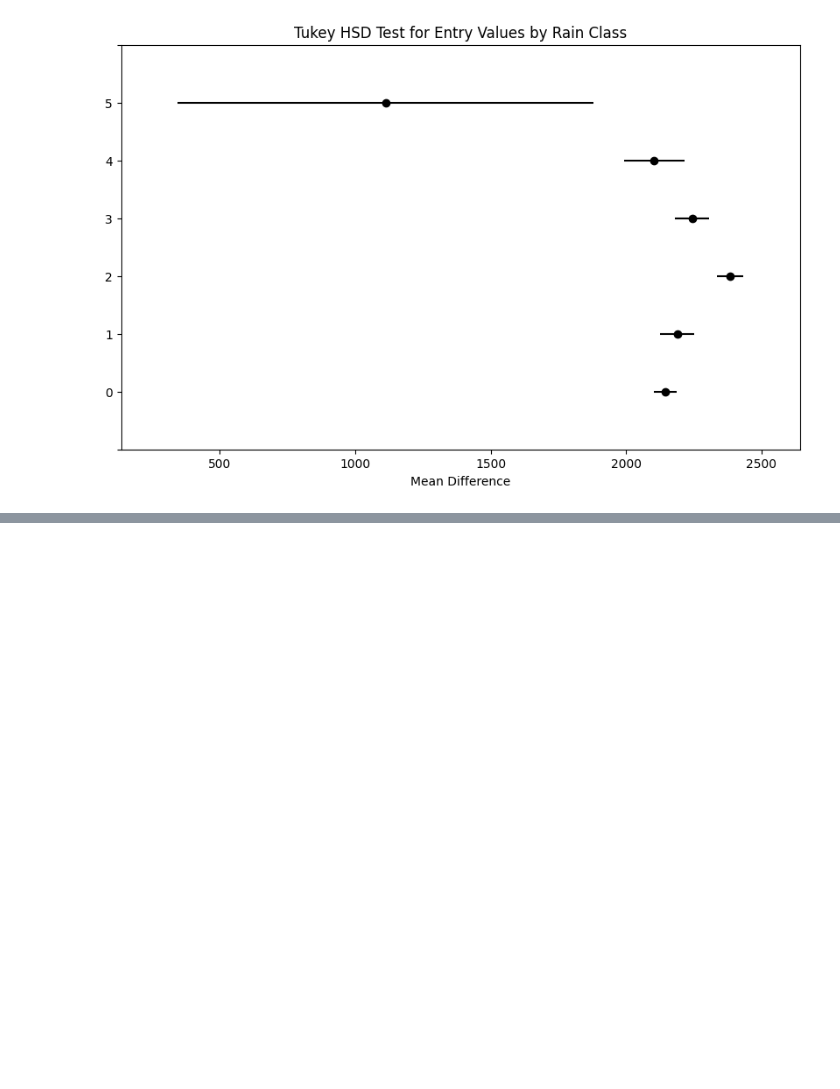
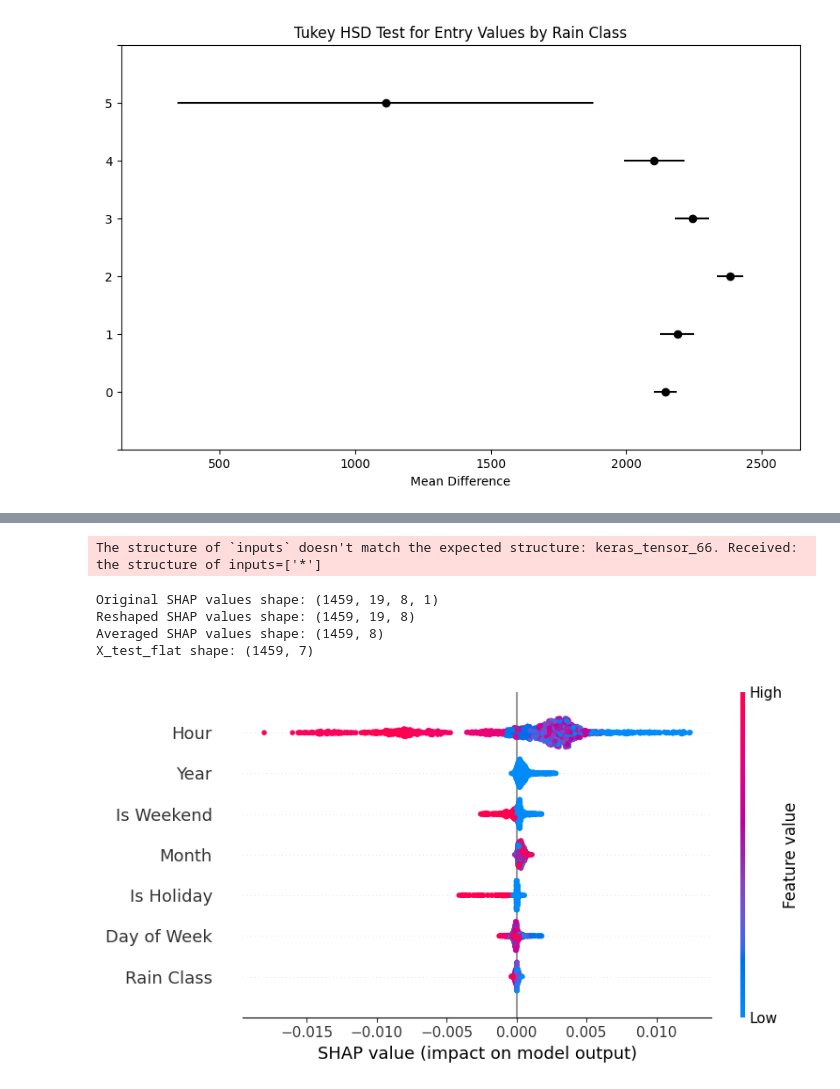
Before and after one commit to fdemberga2/Hoshino, a Jupyter notebook: LSTM/ModelV3.ipynb, the cells around one changed output, grey strips where cells are left out. Cells and saved outputs as stored; diff of their text form; code cells hidden in the pictures; blank space fills up the shorter version.

Commit message:
SHAP for LSTM

```diff
--- a/LSTM/ModelV3.ipynb
+++ b/LSTM/ModelV3.ipynb
@@ -159,7 +151,7 @@ def df_to_X_y(df, window_size=19):
     for i in range(len(df_as_np) - window_size):
         row = [r for r in df_as_np[i:i + window_size]]
         X.append(row)
-        label = df_as_np[i + window_size][6]  # 'Entry' is the 7th column (index 6)
+        label = df_as_np[i + window_size][7]  # 'Entry' is the 7th column (index 6)
         y.append(label)
     return np.array(X), np.array(y)
 # %%
@@ -685,20 +677,3 @@ group1 group2  meandiff  p-adj    lower      upper   reject
      4      5  -991.7309 0.0105 -1835.4018 -148.0599   True
 -----------------------------------------------------------
 [figure]
-# %%
-#XAI
-'''import shap
-import matplotlib.pyplot as plt
-from tensorflow.keras.callbacks import ModelCheckpoint, EarlyStopping
-
-# Compile the model
-model.compile(optimizer='adam', loss='mean_squared_error')
-# Define the ModelCheckpoint callback with the correct file path
-os.makedirs('model', exist_ok=True)
-cp1 = ModelCheckpoint(filepath='model/best_lstm.keras', save_best_only=True, monitor='val_loss', mode='min')
-
-# Use early stopping to prevent overfitting
-early_stopping = EarlyStopping(monitor='val_loss', patience=10, restore_best_weights=True)
-
-# Fit the model
-model.fit(X_train, y_train, validation_data=(X_val, y_val), epochs=100, callbacks=[cp1, early_stopping])'''
@@ -723,0 +680,47 @@ Epoch 23/100
+# %%
+import numpy as np
+import shap
+
+# Create a background dataset for SHAP using a larger sample from the training set
+background = X_train[np.random.choice(X_train.shape[0], min(1000, X_train.shape[0]), replace=False)]
+
+# Initialize SHAP GradientExplainer
+explainer = shap.GradientExplainer(model, background)
+
+# Compute SHAP values for the entire test dataset
+shap_values = explainer.shap_values(X_test)  # Use the entire test dataset
+
+# Check the shape of shap_values
+print("Original SHAP values shape:", shap_values.shape)
+
+# Reshape the SHAP values to (n_samples, n_timesteps, n_features)
+shap_values_flat = shap_values.reshape(X_test.shape[0], 19, -1)
+print("Reshaped SHAP values shape:", shap_values_flat.shape)
+
+# Average across the time steps
+shap_values_avg = np.mean(shap_values_flat, axis=1)  # Now the shape will be (n_samples, n_features)
+print("Averaged SHAP values shape:", shap_values_avg.shape)
+
+# Prepare X_test for plotting (only keep the features excluding 'Entry')
+X_test_flat = X_test[:, -1, :-1]  # Take the last time step and exclude 'Entry'
+print("X_test_flat shape:", X_test_flat.shape)
+
+# Ensure the number of features matches (we will take only the first 7 features for SHAP)
+shap_values_avg = shap_values_avg[:, :-1]  # Exclude the last feature to match
+
+# Now the shapes should match
+assert shap_values_avg.shape[1] == X_test_flat.shape[1], \
+    f"SHAP values shape: {shap_values_avg.shape[1]}, X_test_flat shape: {X_test_flat.shape[1]}"
+
+# Define feature names according to your dataset (excluding 'Entry')
+feature_names = ['Hour', 'Day of Week', 'Is Weekend', 'Is Holiday', 'Month', 'Year', 'Rain Class']
+
+# Plot the SHAP summary with feature names
+shap.summary_plot(shap_values_avg, X_test_flat, feature_names=feature_names)
+# %% [output]
+The structure of `inputs` doesn't match the expected structure: keras_tensor_66. Received: the structure of inputs=['*']
+Original SHAP values shape: (1459, 19, 8, 1)
+Reshaped SHAP values shape: (1459, 19, 8)
+Averaged SHAP values shape: (1459, 8)
+X_test_flat shape: (1459, 7)
+[figure, added]
```
Also changed, not shown: parts of 11 cells of this notebook, 3 other files.
